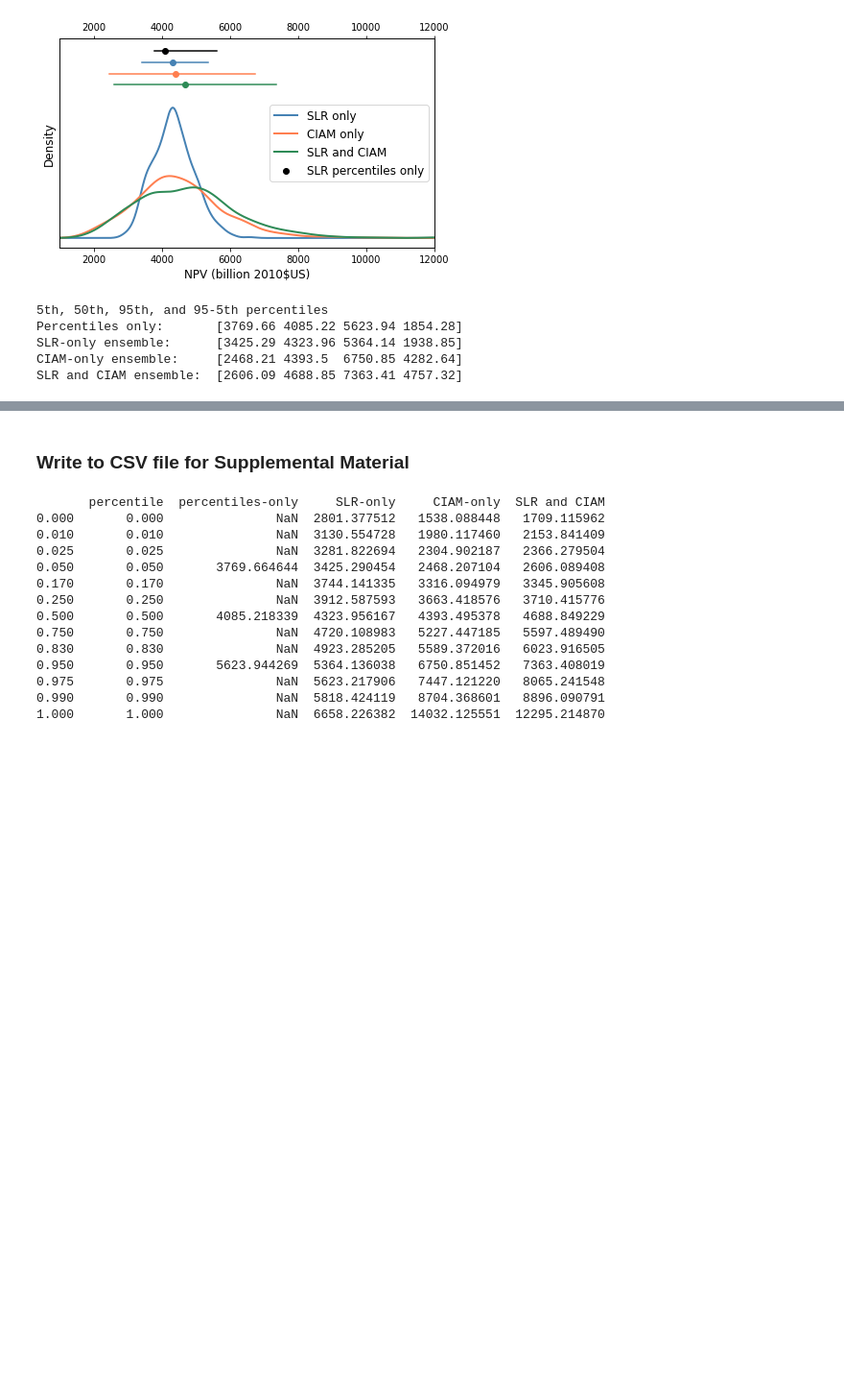
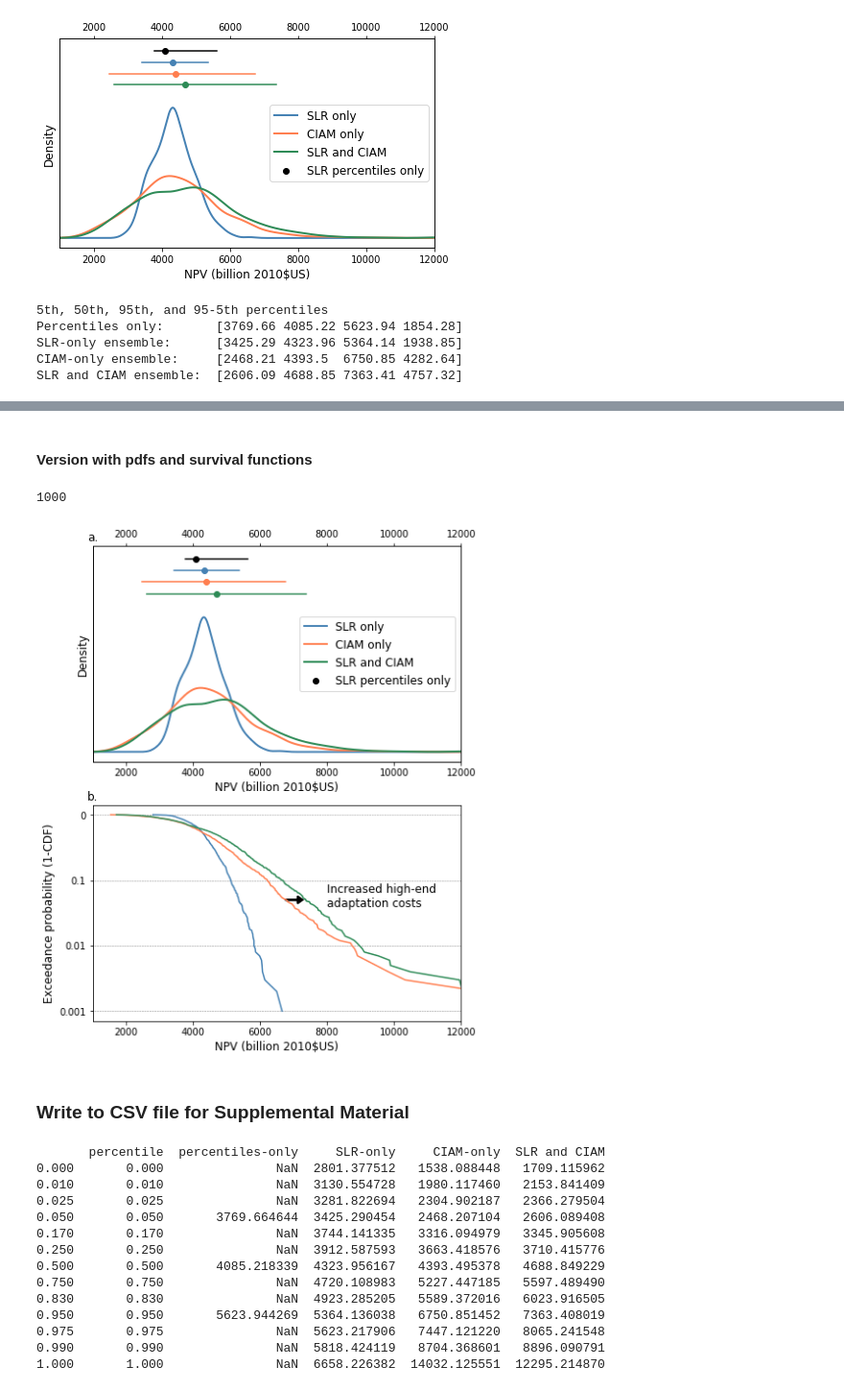
Before and after one commit to raddleverse/CIAM_uncertainty_propagation, a Jupyter notebook: work_uncertainty_propagation/plotsAndAnalysis_uncertaintyPropagation_SSP5-RCP85.ipynb, the cells around one changed output, grey strips where cells are left out. Shown at 96% size. Cells and saved outputs as stored; diff of their text form; code cells hidden in the pictures; blank space fills up the shorter version.

Commit message:
adding survival function version of the uncertainty prop figure

```diff
--- a/work_uncertainty_propagation/plotsAndAnalysis_uncertaintyPropagation_SSP5-RCP85.ipynb
+++ b/work_uncertainty_propagation/plotsAndAnalysis_uncertaintyPropagation_SSP5-RCP85.ipynb
@@ -117,3 +134,63 @@ SLR and CIAM ensemble:  [2606.09 4688.85 7363.41 4757.32]
+# %% [markdown]
+#### Version with pdfs and survival functions
+# %%
+len(dfS)
+# %% [output]
+1000
+# %%
+npv = {}
+npv["S"] = np.sort(dfS.npv)
+npv["C"] = np.sort(dfC.npv)
+npv["SC"] = np.sort(dfSC.npv)
+
+experiments = list(npv.keys())
+ecdf_npv = {}
+sf_npv = {}
+for ee in experiments:
+    ecdf_npv[ee] = np.arange(1, len(npv[ee])+1)/(len(npv[ee])+1)
+    sf_npv[ee] = 1-ecdf_npv[ee]
+# %%
+fig, ax = plt.subplots(2,1,figsize=(7,8))
+ax[0].plot(x,kde_plot["S"], linewidth=2, color="steelblue", label="SLR only")
+ax[0].plot(x,kde_plot["C"], linewidth=2, color="coral", label="CIAM only")
+ax[0].plot(x,kde_plot["SC"], linewidth=2, color="seagreen", label="SLR and CIAM")
+y0 = 0.001; dy = 0.00006
+ax[0].plot([df05.npv, df95.npv], [y0, y0], color="black"); ax[0].scatter(df50.npv, y0, color="black", label="SLR percentiles only")
+y0 -= dy
+ax[0].plot([dfS.npv.quantile(0.05), dfS.npv.quantile(0.95)], [y0, y0], color="steelblue"); ax[0].scatter(dfS.npv.median(), y0, color="steelblue")
+y0 -= dy
+ax[0].plot([dfC.npv.quantile(0.05), dfC.npv.quantile(0.95)], [y0, y0], color="coral"); ax[0].scatter(dfC.npv.median(), y0, color="coral")
+y0 -= dy
+ax[0].plot([dfSC.npv.quantile(0.05), dfSC.npv.quantile(0.95)], [y0, y0], color="seagreen"); ax[0].scatter(dfSC.npv.median(), y0, color="seagreen")
+ax[0].set_xlabel("NPV (billion 2010$US)", fontsize=12); ax[0].set_ylabel("Density", fontsize=12); ax[0].set_yticks([])
+ax[0].set_xlim([1000,12000])
+ax[0].legend(fontsize=12, frameon=True)
+#ax1 = plt.gca()
+#ax2 = ax1.twiny()
+#ax2.set_xlim(ax1.get_xlim())
+ax2 = ax[0].twiny()
+ax2.set_xlim(ax[0].get_xlim())
+ylims = ax[0].get_ylim(); top = ylims[1]*1.025; ax[0].text(850,top, "a.", fontsize=12);
+
+ax[1].plot([0,20000],[0,0], "--", color="gray", linewidth=0.5)
+ax[1].plot([0,20000],[-1,-1], "--", color="gray", linewidth=0.5)
+ax[1].plot([0,20000],[-2,-2], "--", color="gray", linewidth=0.5)
+ax[1].plot([0,20000],[-3,-3], "--", color="gray", linewidth=0.5)
+ax[1].plot(npv["S"], np.log10(sf_npv["S"]), color="steelblue")
+ax[1].plot(npv["C"], np.log10(sf_npv["C"]), color="coral")
+ax[1].plot(npv["SC"], np.log10(sf_npv["SC"]), color="seagreen")
+ax[1].set_xlim([1000,12000])
+ax[1].set_yticks([0,-1,-2,-3]); ax[1].set_yticklabels([0,.1,.01,.001])
+ax[1].set_ylabel("Exceedance probability (1-CDF)", fontsize=12)
+ax[1].set_xlabel("NPV (billion 2010$US)", fontsize=12)
+ax[1].arrow(6770,-1.3,500,0, length_includes_head=True, head_width=0.11, head_length=150, fc='k', ec='k', linewidth=2)
+ax[1].text(8000,-1.4,"Increased high-end\nadaptation costs", fontsize=12)
+ylims = ax[1].get_ylim(); top = ylims[1]*1.5; ax[1].text(850,top, "b.", fontsize=12);
+plt.subplots_adjust(top=1)
+
+fig.savefig(plotdir+"/global_damages_withSF_ssp5-rcp85.pdf", bbox_inches='tight');
+# %% [output]
+[figure, added]
 # %% [markdown]
 ### Write to CSV file for Supplemental Material
 # %%
```
Also changed, not shown: parts of 3 cells of this notebook, 1 other file.
